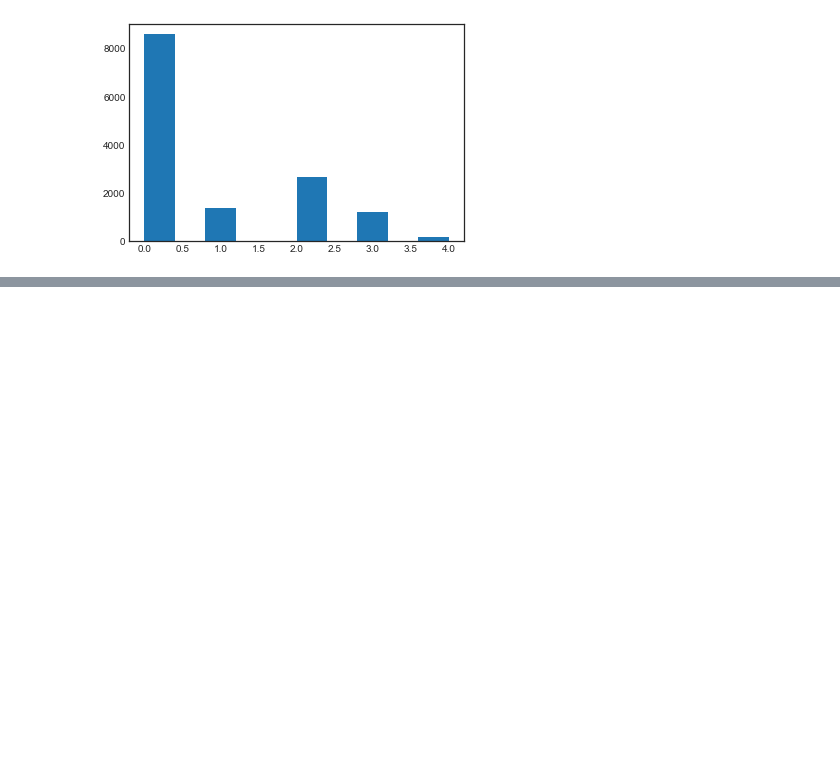
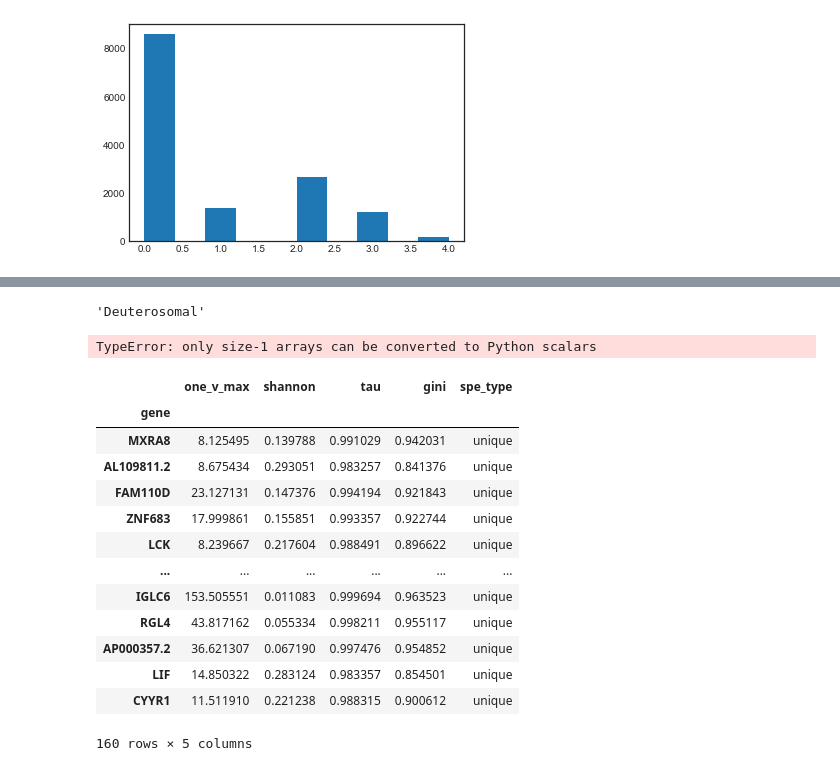
Before and after one commit to AntoineCollin/Spec_notebooks, a Jupyter notebook: Spec types.ipynb, the cells around one changed output, grey strips where cells are left out. Saved outputs shown, nothing was run; the diff lists cells and outputs as text; code cells hidden in the pictures; blank space fills up the shorter version.

```diff
--- a/Spec types.ipynb
+++ b/Spec types.ipynb
@@ -471,0 +446,11 @@ X_pred
+# %%
+spec_dict={'0':'equirep','1':'low','2':'multi-spec','3':'high','4':'unique'}
+spec_w_pred = pd.read_csv(DATA_PATH + 'genes_spec_pred_V1',index_col = 'gene')
+spec_reduced = pd.read_csv(DATA_PATH + 'spec_summary.tsv', sep='\t',index_col='gene').iloc[:,3:]
+spec_reduced['spe_type'] = spec_reduced['spe_type'].apply(str).replace(spec_dict)
+# %%
+spec_w_pred=spec_w_pred.rename(columns={'spec_type':'spe_type'})
+# %%
+unique_genes_all = spec_w_pred[spec_w_pred['spe_type'] == 'unique']
+unique_genes_known = spec_reduced[spec_reduced['spe_type'] == 'unique']
+unique_genes_new = unique_genes_all[~unique_genes_all.index.isin(unique_genes_known.index)]
@@ -471,0 +464,25 @@ X_pred
+# %%
+find_max_celltype('FOXJ1',adata)
+# %% [output]
+'Deuterosomal'
+# %%
+unique_genes_new['spe_type'].apply(find_max_celltype,args=[adata])
+# %% [output]
+TypeError: only size-1 arrays can be converted to Python scalars
+# %%
+unique_genes_new
+# %% [output]
+|  | one_v_max | shannon | tau | gini | spe_type |
+| gene |  |  |  |  |  |
+| MXRA8 | 8.125495 | 0.139788 | 0.991029 | 0.942031 | unique |
+| AL109811.2 | 8.675434 | 0.293051 | 0.983257 | 0.841376 | unique |
+| FAM110D | 23.127131 | 0.147376 | 0.994194 | 0.921843 | unique |
+| ZNF683 | 17.999861 | 0.155851 | 0.993357 | 0.922744 | unique |
+| LCK | 8.239667 | 0.217604 | 0.988491 | 0.896622 | unique |
+| ... | ... | ... | ... | ... | ... |
+| IGLC6 | 153.505551 | 0.011083 | 0.999694 | 0.963523 | unique |
+| RGL4 | 43.817162 | 0.055334 | 0.998211 | 0.955117 | unique |
+| AP000357.2 | 36.621307 | 0.067190 | 0.997476 | 0.954852 | unique |
+| LIF | 14.850322 | 0.283124 | 0.983357 | 0.854501 | unique |
+| CYYR1 | 11.511910 | 0.221238 | 0.988315 | 0.900612 | unique |
+160 rows × 5 columns
```
Also changed, not shown: parts of 18 cells of this notebook, 9 other files.
